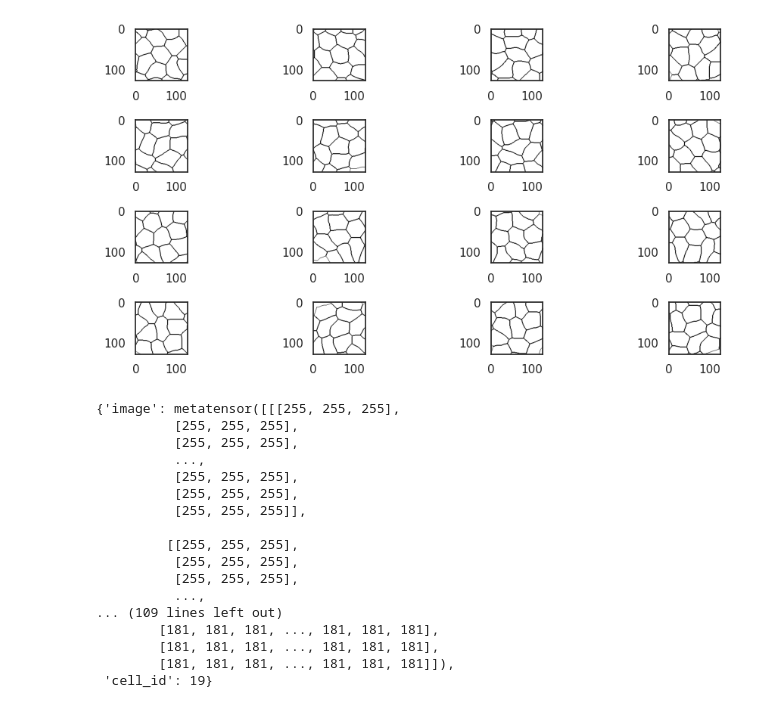
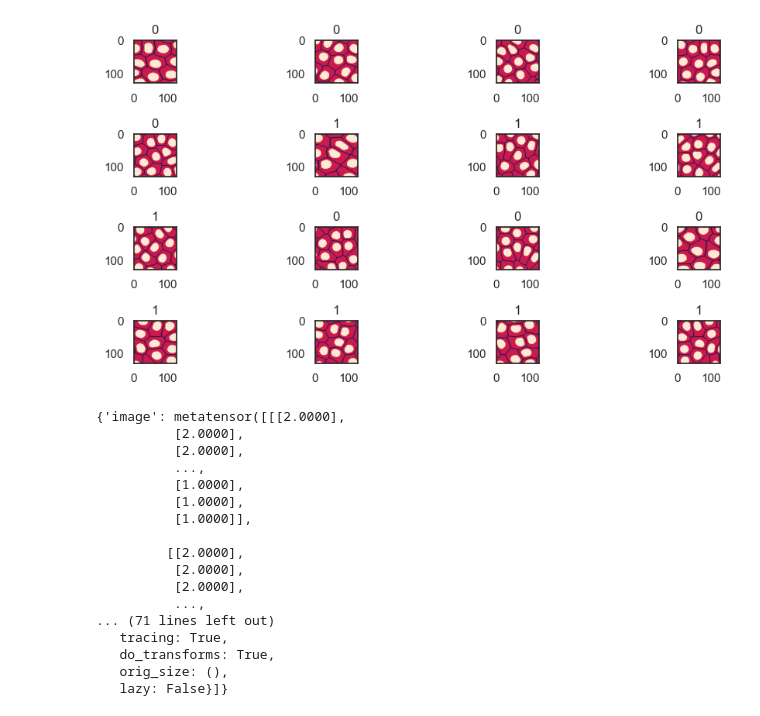
Before and after one commit to lhillma/dancing-cells, a Jupyter notebook: evaluate_transforms.ipynb, the cells around one changed output. Drawn from its saved outputs; the diff is of its cells as text; code cells hidden in the pictures.

```diff
--- a/evaluate_transforms.ipynb
+++ b/evaluate_transforms.ipynb
@@ -17,46 +18,53 @@ transforms = mt.Compose(
         CellIndexLoaderd(keys=["label"]),
         CellLabeld(cluster_key="image_cluster", indices_key="label", output_key="label"),
         RandCellCropd(keys=["image", "label"], crop_size=128),
-        # CellTyped(),
+        CellTyped(keys=["label"]),
+        CalculateFeatures(keys=["image"]),
+        mt.AsChannelLastd(keys=["image"]),
+        mt.EnsureChannelFirstd(keys=["image"], channel_dim=-1),
+        mt.RandRotated(
+            keys=["image"], range_x=np.pi / 4, range_y=np.pi / 4, padding_mode="reflect", prob=0.5
+        ),
+        mt.RandFlipd(keys=["image"], spatial_axis=[0, 1], prob=0.5),
         mt.ToTensord(keys=["image", "label"]),
     ]
 )
 # %%
-dataset = get_dataset(Path(r"../../data/hires"))
+dataset = get_dataset(Path(r"C:\Users\czori\Documents\Hackathon\hires"))
 # %%
 example = transforms(dataset[0])
 
 n_plots = 4
 sns.set_style("white")
 sns.set_context("notebook")
 fig, ax = plt.subplots(n_plots, n_plots, figsize=(10, 5))
 for i in range(n_plots):
     for j in range(n_plots):
         example = transforms(dataset[i])
         ax[i, j].imshow(example["image"])
-        # ax[i, j].set_title(example["label"])
+        ax[i, j].set_title(example["label"])
 
 plt.tight_layout()
 plt.show()
 # %% [output]
-[figure, old version]
+[figure, new version]
 # %%
 example
 # %% [output]
-{'image': metatensor([[[255, 255, 255],
-          [255, 255, 255],
-          [255, 255, 255],
+{'image': metatensor([[[2.0000],
+          [2.0000],
+          [2.0000],
           ...,
-          [255, 255, 255],
-          [255, 255, 255],
-          [255, 255, 255]],
+          [1.0000],
+          [1.0000],
+          [1.0000]],
 
-         [[255, 255, 255],
-          [255, 255, 255],
-          [255, 255, 255],
+         [[2.0000],
+          [2.0000],
+          [2.0000],
           ...,
-... (109 lines left out)
-        [181, 181, 181, ..., 181, 181, 181],
-        [181, 181, 181, ..., 181, 181, 181],
-        [181, 181, 181, ..., 181, 181, 181]]),
- 'cell_id': 19}
+... (71 lines left out)
+   tracing: True,
+   do_transforms: True,
+   orig_size: (),
+   lazy: False}]}
```
Also changed, not shown: parts of 1 cell of this notebook, 7 other files.
